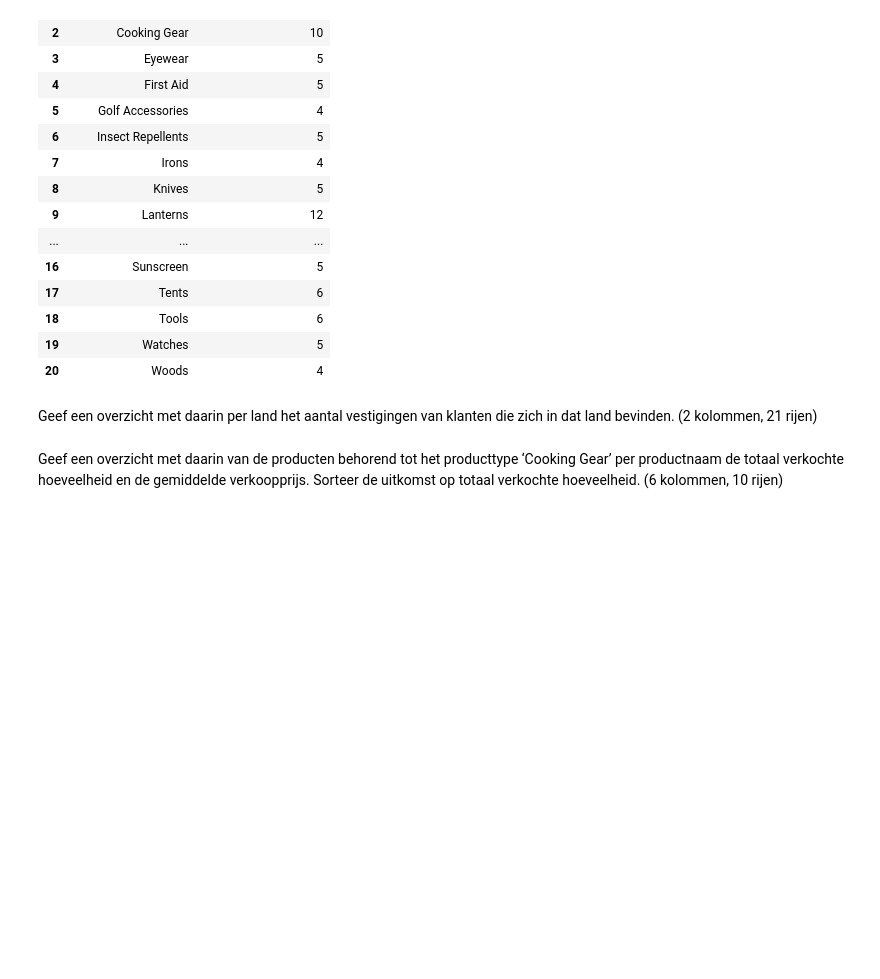
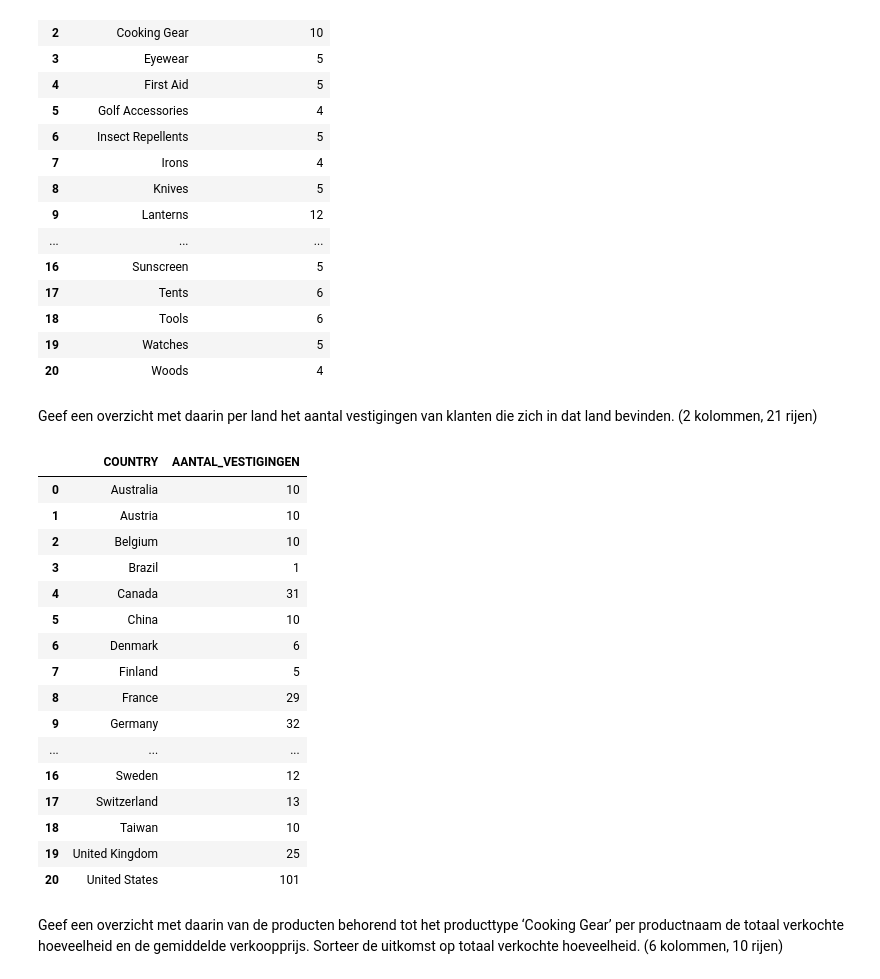
Before and after one commit to RobbertSchwarze/SEM4Robbert, a Jupyter notebook: DEAI - Pythonweek WC Dataselectie met pandas/Opdrachten.ipynb, the cells around one changed output. Cells and saved outputs as stored; diff of their text form; code cells hidden in the pictures; blank space fills up the shorter version.

Commit message:
[Opdracht] per land aantal vestigingen

```diff
--- a/DEAI - Pythonweek WC Dataselectie met pandas/Opdrachten.ipynb
+++ b/DEAI - Pythonweek WC Dataselectie met pandas/Opdrachten.ipynb
@@ -723,6 +723,44 @@ resultaat
 | 20 | Woods | 4 |
 # %% [markdown]
 Geef een overzicht met daarin per land het aantal vestigingen van klanten die zich in dat land bevinden. (2 kolommen, 21 rijen)
+# %%
+# Welke tabellen? COUNTRY, RETAILER_SITE
+# Welke kolommen?
+# COUNTRY = PK COUNTRY_CODE
+# RETAILER_SITE = FK COUNTRY_CODE, RETAILER_SITE_CODE.count()
+# Hoe joinen we deze?
+# COUNTRY_CODE
+# Lees de query's in
+# Join deze tabellen in een overzicht
+# groupby het land, count het aantal vestigingen van klanten in dat land.
+# geef een nieuwe naam aan de count kolom met reset_index(name = 'AANTAL_VESTIGINGEN')
+
+country = pd.read_sql_query(select_all_country, conn)
+retailer_site = pd.read_sql_query(select_all_retailer_site, conn)
+
+overzicht = pd.merge(country, retailer_site, on = 'COUNTRY_CODE', how = 'inner')
+
+resultaat = (overzicht.groupby('COUNTRY')['COUNTRY_CODE'].count().reset_index(name = 'AANTAL_VESTIGINGEN'))
+
+resultaat
+# %% [output]
+|  | COUNTRY | AANTAL_VESTIGINGEN |
+| 0 | Australia | 10 |
+| 1 | Austria | 10 |
+| 2 | Belgium | 10 |
+| 3 | Brazil | 1 |
+| 4 | Canada | 31 |
+| 5 | China | 10 |
+| 6 | Denmark | 6 |
+| 7 | Finland | 5 |
+| 8 | France | 29 |
+| 9 | Germany | 32 |
+| ... | ... | ... |
+| 16 | Sweden | 12 |
+| 17 | Switzerland | 13 |
+| 18 | Taiwan | 10 |
+| 19 | United Kingdom | 25 |
+| 20 | United States | 101 |
 # %% [markdown]
 Geef een overzicht met daarin van de producten behorend tot het producttype ‘Cooking Gear’ per productnaam de totaal verkochte hoeveelheid en de gemiddelde verkoopprijs. Sorteer de uitkomst op totaal verkochte hoeveelheid. (6 kolommen, 10 rijen)
 # %% [markdown]
```
